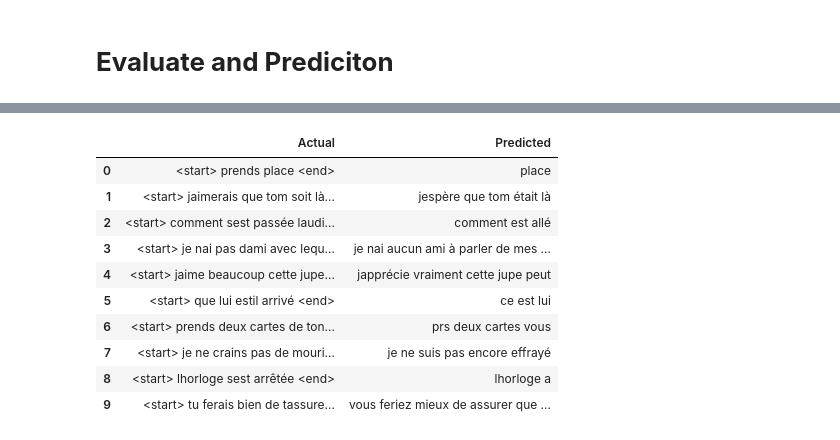
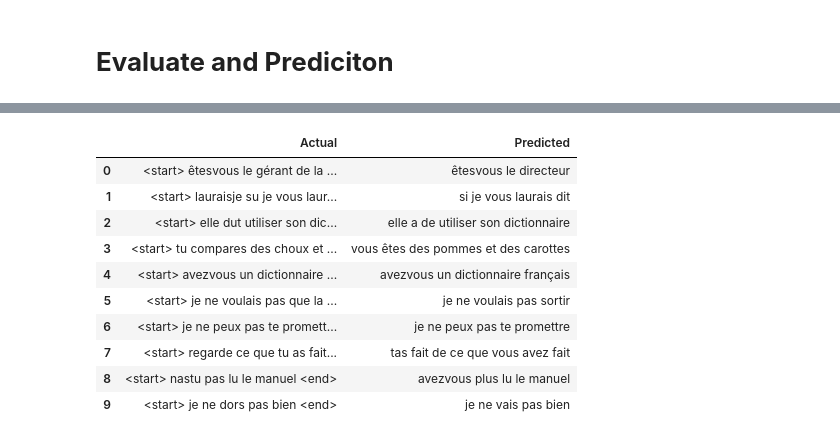
Before and after one commit to Mohamedh0/Language-Translation-English-French-usingSeq2Seq, a Jupyter notebook: language-translation-english-french-usingseq2seq.ipynb, the cells around one changed output, grey strips where cells are left out. Cells and saved outputs as stored; diff of their text form; code cells hidden in the pictures.

```diff
--- a/language-translation-english-french-usingseq2seq.ipynb
+++ b/language-translation-english-french-usingseq2seq.ipynb
@@ -249,7 +256,7 @@ def decode_sequence(input_seq):
 
     decoded_sentence = ''
     for _ in range(max_sequence_length):
-        output_tokens, h, c = decoder_model.predict([target_seq] + states_value + [encoder_outputs])
+        output_tokens, h, c = decoder_model.predict([target_seq] + states_value + [encoder_outputs],verbose=0)
 
         sampled_token_index = np.argmax(output_tokens[0, -1, :])
         sampled_word = reverse_french_vocab.get(sampled_token_index, '')
@@ -267,8 +274,11 @@ def decode_sequence(input_seq):
 # Create a list to store the actual and predicted translations
 translations = []
 
-# Test translations
-for i in range(10):
+# Generate 15 random indices within the range of the test dataset
+random_indices = random.sample(range(len(test_english_padded)), 10)
+
+# Test translations for randomly selected indices
+for i in random_indices:
     input_seq = test_english_padded[i:i + 1]
     translated_sentence = decode_sequence(input_seq)
     actual_sentence = test_french.iloc[i]
@@ -302,11 +295,11 @@ translations_df
 |  | Actual | Predicted |
-| 0 | <start> prends place <end> | place |
-| 1 | <start> jaimerais que tom soit là... | jespère que tom était là |
-| 2 | <start> comment sest passée laudi... | comment est allé |
-| 3 | <start> je nai pas dami avec lequ... | je nai aucun ami à parler de mes ... |
-| 4 | <start> jaime beaucoup cette jupe... | japprécie vraiment cette jupe peut |
-| 5 | <start> que lui estil arrivé <end> | ce est lui |
-| 6 | <start> prends deux cartes de ton... | prs deux cartes vous |
-| 7 | <start> je ne crains pas de mouri... | je ne suis pas encore effrayé |
-| 8 | <start> lhorloge sest arrêtée <end> | lhorloge a |
-| 9 | <start> tu ferais bien de tassure... | vous feriez mieux de assurer que ... |
+| 0 | <start> êtesvous le gérant de la ... | êtesvous le directeur |
+| 1 | <start> lauraisje su je vous laur... | si je vous laurais dit |
+| 2 | <start> elle dut utiliser son dic... | elle a de utiliser son dictionnaire |
+| 3 | <start> tu compares des choux et ... | vous êtes des pommes et des carottes |
+| 4 | <start> avezvous un dictionnaire ... | avezvous un dictionnaire français |
+| 5 | <start> je ne voulais pas que la ... | je ne voulais pas sortir |
+| 6 | <start> je ne peux pas te promett... | je ne peux pas te promettre |
+| 7 | <start> regarde ce que tu as fait... | tas fait de ce que vous avez fait |
+| 8 | <start> nastu pas lu le manuel <end> | avezvous plus lu le manuel |
+| 9 | <start> je ne dors pas bien <end> | je ne vais pas bien |
```
Also changed, not shown: parts of 5 cells of this notebook.
